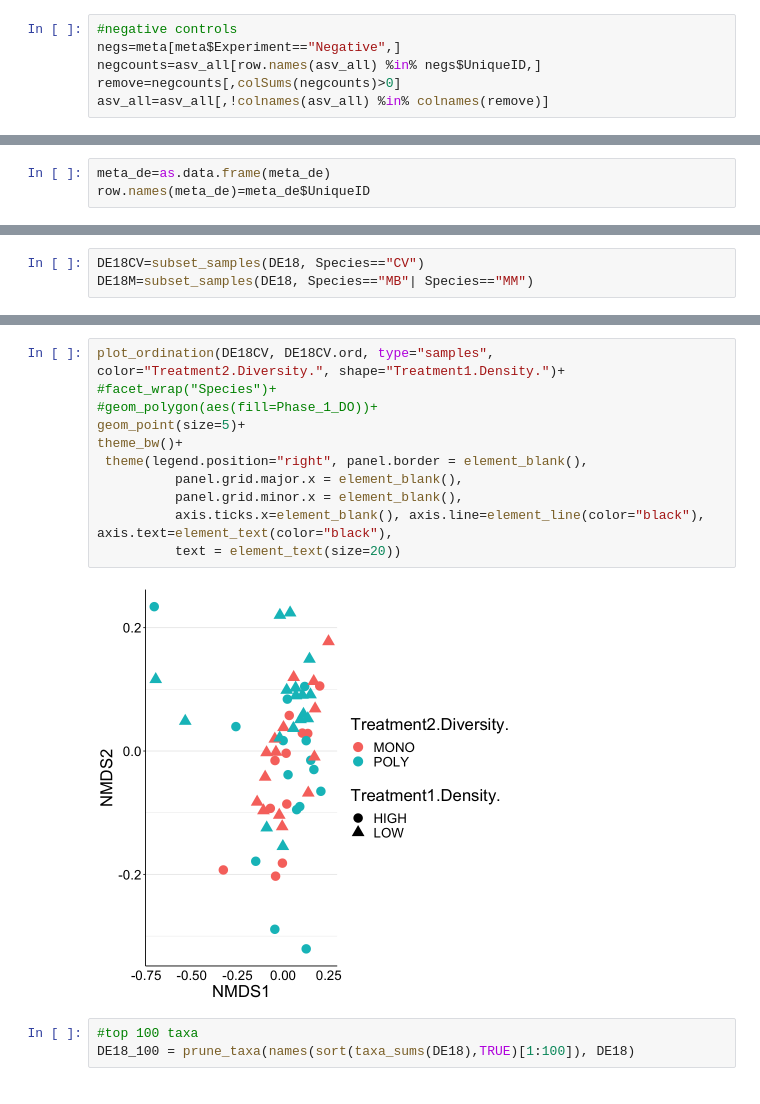
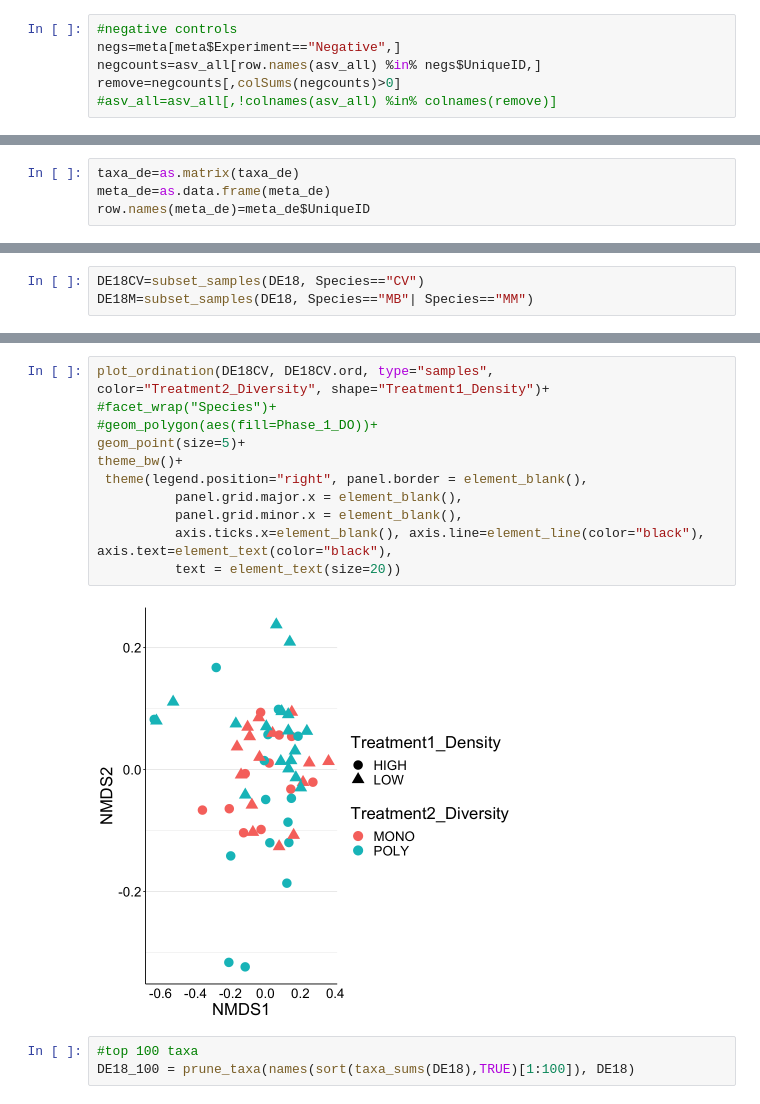
Before and after one commit to sagw/DE_micro, a Jupyter notebook: Community_DE2017_DE2018.ipynb, the cells around one changed output, grey strips where cells are left out. Drawn from its saved outputs; the diff is of its cells as text.

```diff
--- a/Community_DE2017_DE2018.ipynb
+++ b/Community_DE2017_DE2018.ipynb
@@ -54,4 +54,4 @@ row.names(asv_all)=rows$V1
 negs=meta[meta$Experiment=="Negative",]
 negcounts=asv_all[row.names(asv_all) %in% negs$UniqueID,]
 remove=negcounts[,colSums(negcounts)>0]
-asv_all=asv_all[,!colnames(asv_all) %in% colnames(remove)]
+#asv_all=asv_all[,!colnames(asv_all) %in% colnames(remove)]
@@ -80,6 +91,7 @@ NROW(taxa_de)
 # %%
 taxa_de=as.matrix(taxa_de)
 # %%
+taxa_de=as.matrix(taxa_de)
 meta_de=as.data.frame(meta_de)
 row.names(meta_de)=meta_de$UniqueID
 # %%
@@ -214,18 +226,18 @@ Run 20 stress 0.1650591
 Warning message in postMDS(out$points, dis, plot = max(0, plot - 1), ...):
 “skipping half-change scaling: too few points below threshold”
 # %%
-plot_ordination(DE18CV, DE18CV.ord, type="samples", color="Treatment2.Diversity.", shape="Treatment1.Density.")+
+plot_ordination(DE18CV, DE18CV.ord, type="samples", color="Treatment2_Diversity", shape="Treatment1_Density")+
 #facet_wrap("Species")+
 #geom_polygon(aes(fill=Phase_1_DO))+
 geom_point(size=5)+
 theme_bw()+
  theme(legend.position="right", panel.border = element_blank(),
           panel.grid.major.x = element_blank(),
           panel.grid.minor.x = element_blank(),
           axis.ticks.x=element_blank(), axis.line=element_line(color="black"), axis.text=element_text(color="black"),
           text = element_text(size=20))
 # %% [output]
-[figure, old version]
+[figure, new version]
 # %%
 #top 100 taxa
 DE18_100 = prune_taxa(names(sort(taxa_sums(DE18),TRUE)[1:100]), DE18)
```
Also changed, not shown: parts of 23 cells of this notebook, 4 other files.
